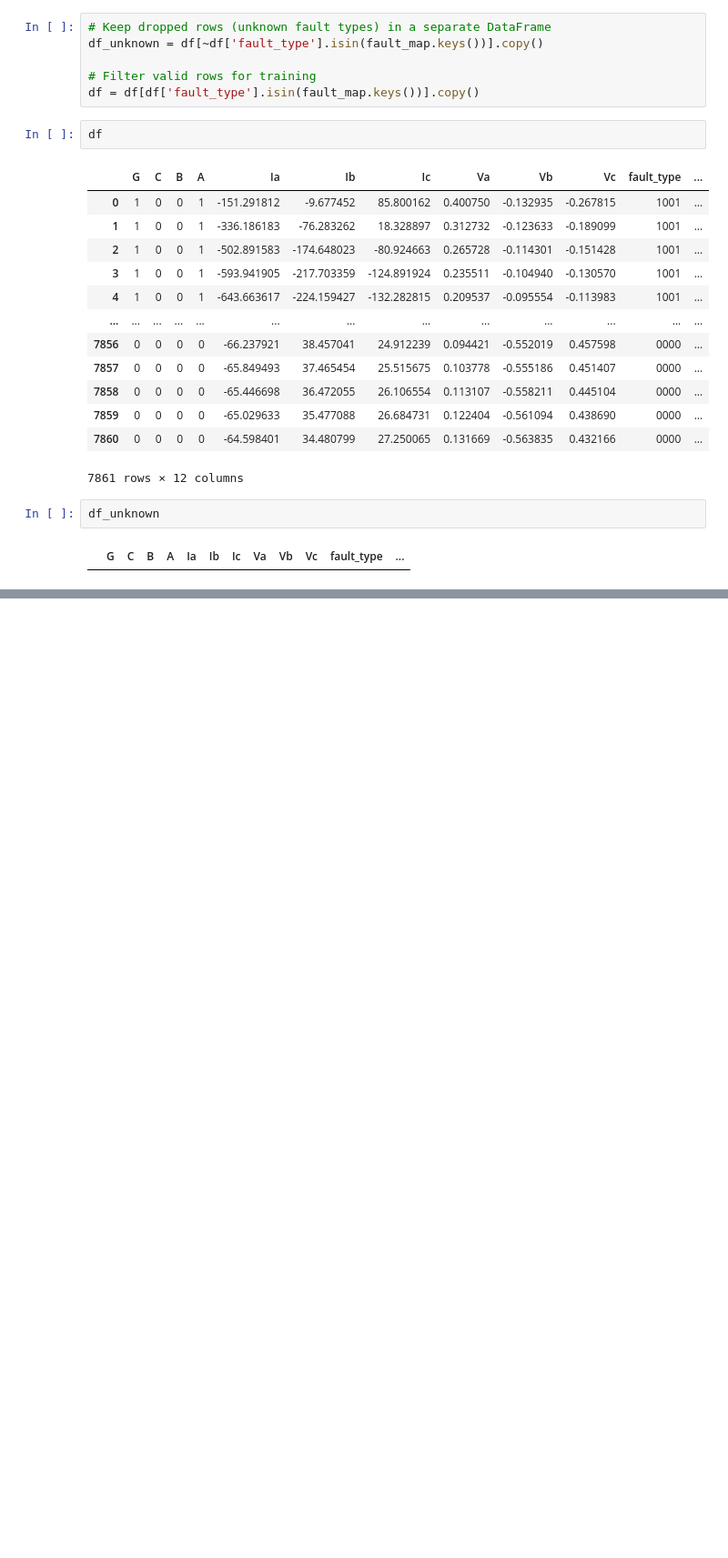
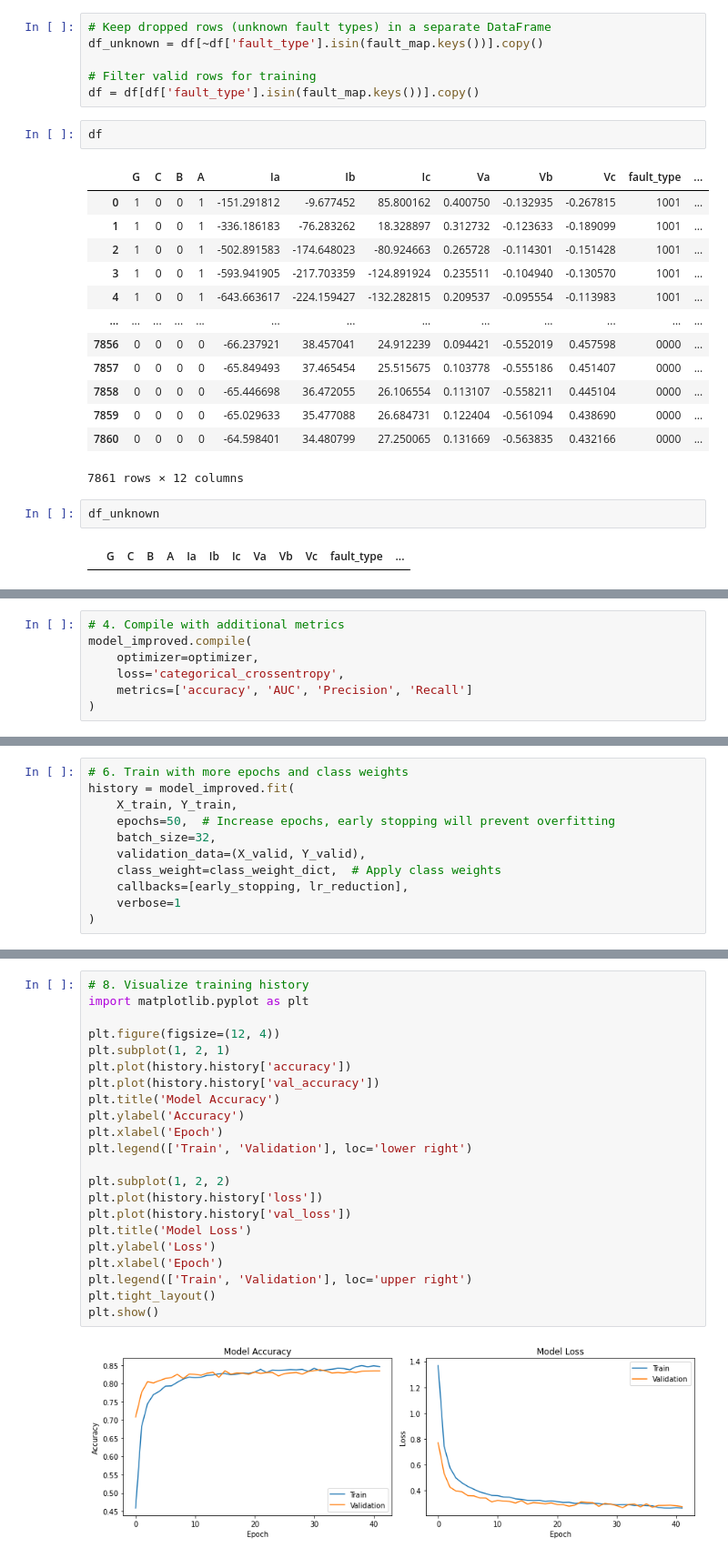
Before and after one commit to OussamaTabDev/DistributionElectrique, a Jupyter notebook: VersionAlpha/Deep Learning/Feedforward Neural Network/main.ipynb, the cells around one changed output, grey strips where cells are left out. Shown: that part at 91% size. Cells and saved outputs as stored; diff of their text form; blank space fills up the shorter version.

```diff
--- a/VersionAlpha/Deep Learning/Feedforward Neural Network/main.ipynb
+++ b/VersionAlpha/Deep Learning/Feedforward Neural Network/main.ipynb
@@ -173,0 +268,7 @@ print(confusion_matrix(Y_test, y_pred_classes))
+# %%
+# 4. Compile with additional metrics
+model_improved.compile(
+    optimizer=optimizer,
+    loss='categorical_crossentropy',
+    metrics=['accuracy', 'AUC', 'Precision', 'Recall']
+)
@@ -173,0 +293,11 @@ print(confusion_matrix(Y_test, y_pred_classes))
+# %%
+# 6. Train with more epochs and class weights
+history = model_improved.fit(
+    X_train, Y_train,
+    epochs=50,  # Increase epochs, early stopping will prevent overfitting
+    batch_size=32,
+    validation_data=(X_valid, Y_valid),
+    class_weight=class_weight_dict,  # Apply class weights
+    callbacks=[early_stopping, lr_reduction],
+    verbose=1
+)
@@ -173,0 +350,24 @@ print(confusion_matrix(Y_test, y_pred_classes))
+# %%
+# 8. Visualize training history
+import matplotlib.pyplot as plt
+
+plt.figure(figsize=(12, 4))
+plt.subplot(1, 2, 1)
+plt.plot(history.history['accuracy'])
+plt.plot(history.history['val_accuracy'])
+plt.title('Model Accuracy')
+plt.ylabel('Accuracy')
+plt.xlabel('Epoch')
+plt.legend(['Train', 'Validation'], loc='lower right')
+
+plt.subplot(1, 2, 2)
+plt.plot(history.history['loss'])
+plt.plot(history.history['val_loss'])
+plt.title('Model Loss')
+plt.ylabel('Loss')
+plt.xlabel('Epoch')
+plt.legend(['Train', 'Validation'], loc='upper right')
+plt.tight_layout()
+plt.show()
+# %% [output]
+[figure, added]
```
Also changed, not shown: parts of 15 cells of this notebook, 57 other files.
